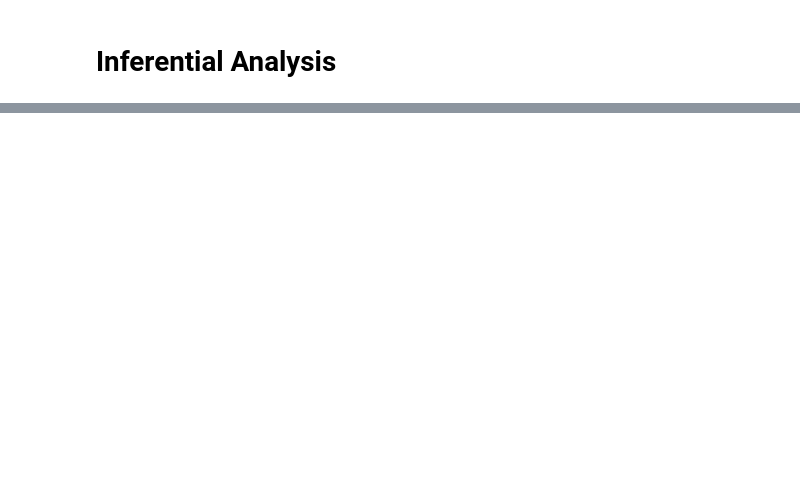
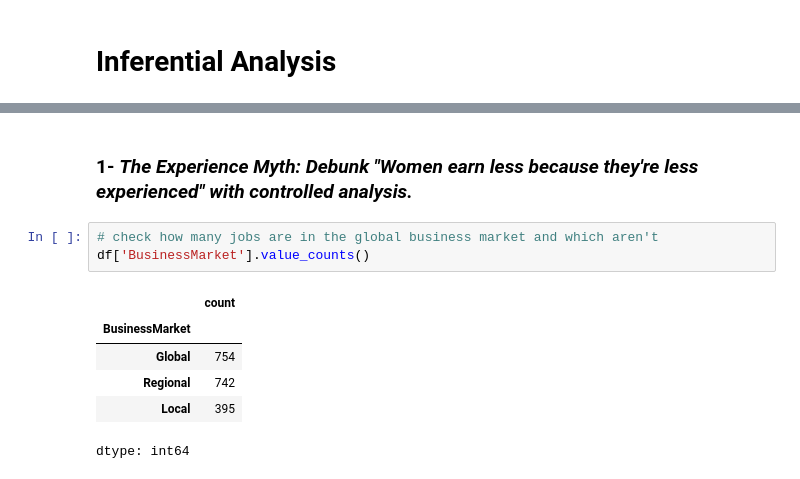
Before and after one commit to moha09-coder/Salary-Gaps-Analysis, a Jupyter notebook: analysis.ipynb, the cells around one changed output, grey strips where cells are left out. Saved outputs shown, nothing was run; the diff lists cells and outputs as text; blank space fills up the shorter version.

```diff
--- a/analysis.ipynb
+++ b/analysis.ipynb
@@ -322,0 +383,12 @@ plt.show()
+# %% [markdown]
+### 1- ***The Experience Myth: Debunk "Women earn less because they're less experienced" with controlled analysis.***
+# %%
+# check how many jobs are in the global business market and which aren't
+df['BusinessMarket'].value_counts()
+# %% [output]
+|  | count |
+| BusinessMarket |  |
+| Global | 754 |
+| Regional | 742 |
+| Local | 395 |
+dtype: int64
```
Also changed, not shown: parts of 24 cells of this notebook.
